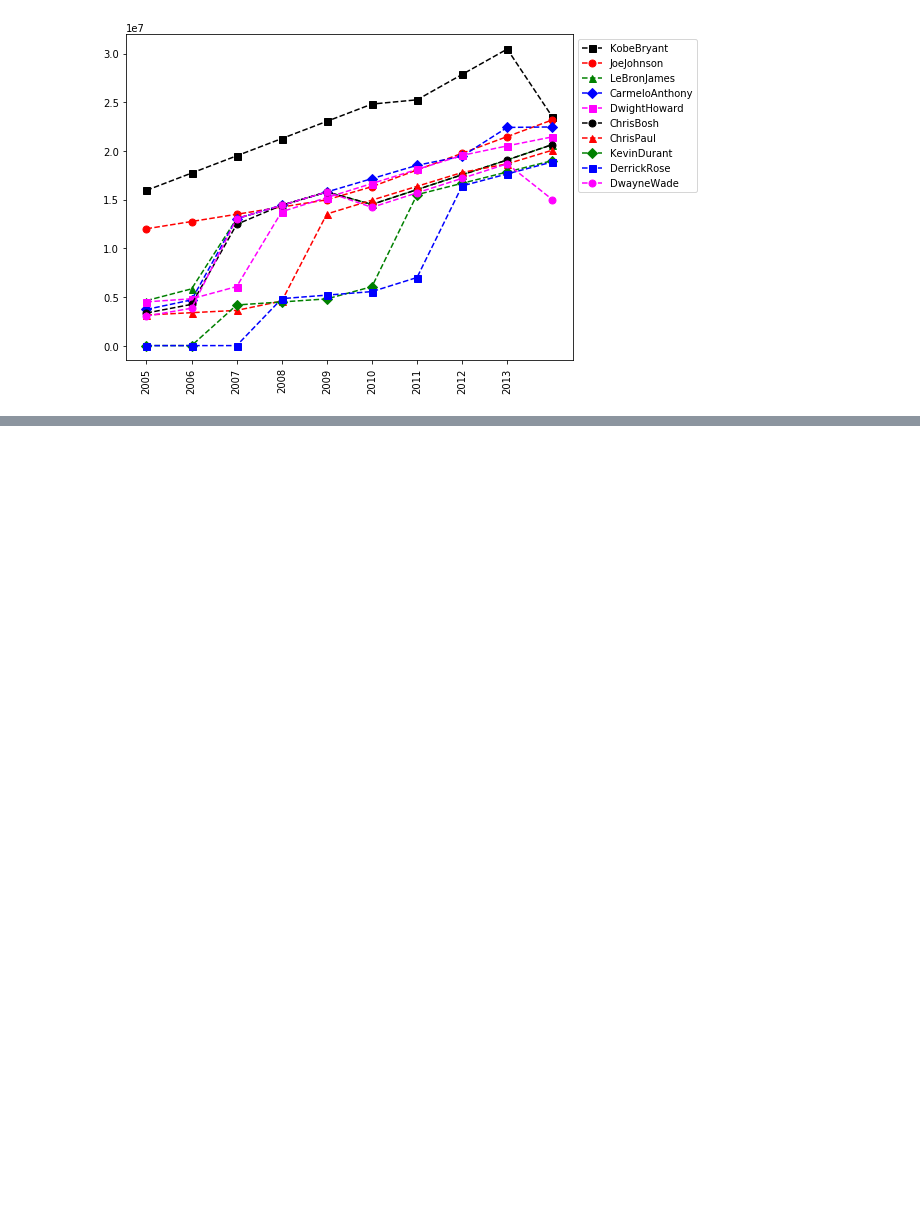
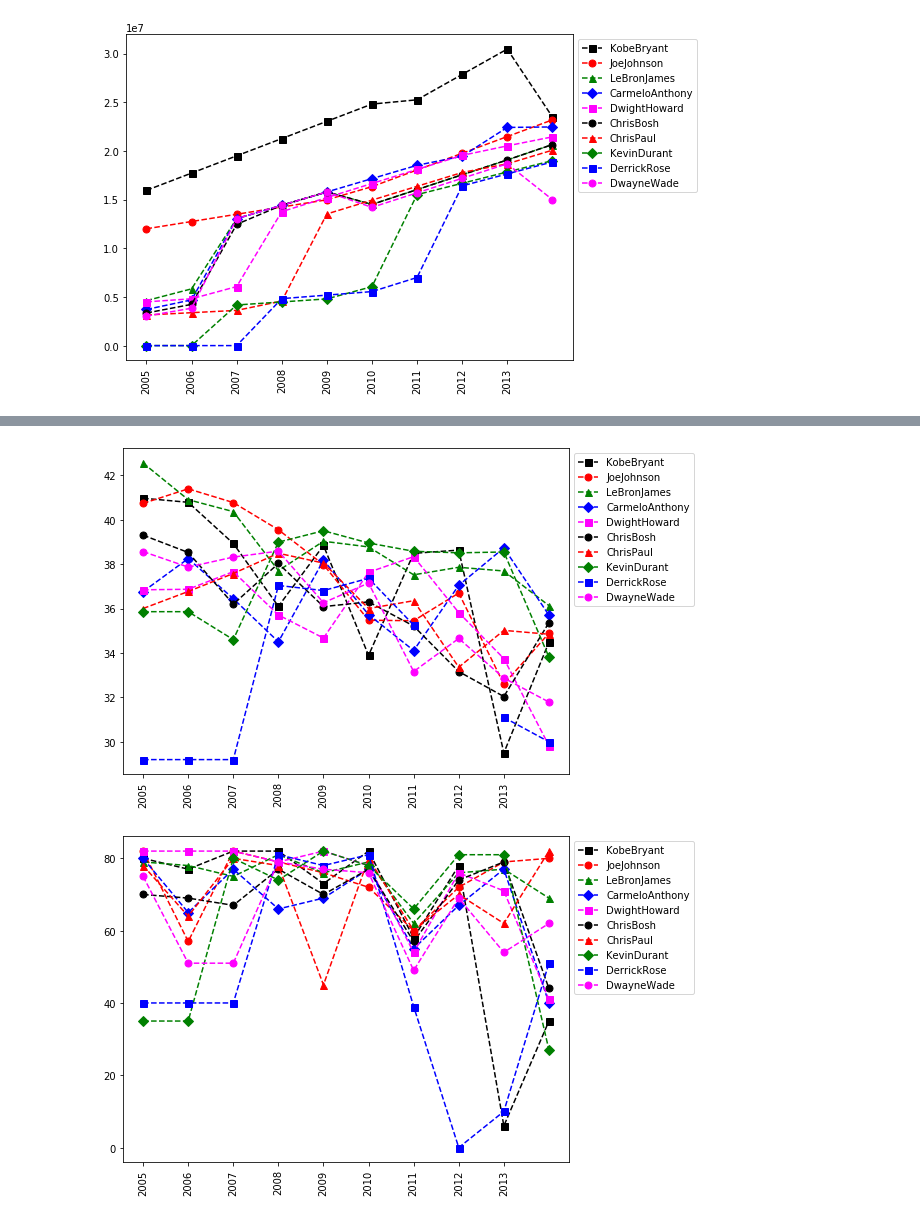
Before and after one commit to meda-cyber/Python_for_Data, a Jupyter notebook: Python for data with A-Z/Dataset of NBA/NBA_Player_Analysis.ipynb, the cells around one changed output, grey strips where cells are left out. Cells and saved outputs as stored; diff of their text form; code cells hidden in the pictures; blank space fills up the shorter version.

```diff
--- a/Python for data with A-Z/Dataset of NBA/NBA_Player_Analysis.ipynb
+++ b/Python for data with A-Z/Dataset of NBA/NBA_Player_Analysis.ipynb
@@ -545,0 +577,7 @@ myplot(Salary)
+# %%
+# Intersting Observation
+myplot(MinutesPlayed/Games)
+myplot(Games)
+# %% [output]
+[figure, added]
+[figure, added]
```
Also changed, not shown: parts of 8 cells of this notebook, 5 other files.
